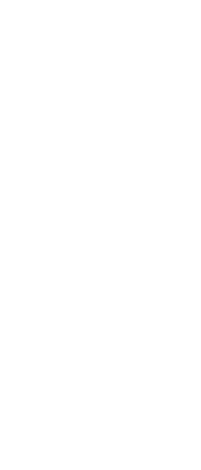
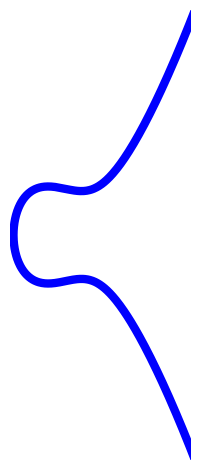
The notebook cell's code change between the first figure and the second:
--- before
+++ after
@@ -1,4 +1,4 @@
 E = EllipticCurve([0,1/8,0,-7/16,9/8])
-gr = E.plot(aspect_ratio=1, ymax=5, ymin=-5, xmax=3, thickness=6, transparent=True, color="white")
+gr = E.plot(aspect_ratio=1, ymax=5, ymin=-5, xmax=3, thickness=6, transparent=True)
 gr.save("ellicon.svg", ymax=4.5, ymin=-4.5, xmax=2.8, axes=False, transparent=True)
 gr.show(axes=False) 

Commit: smaller svg file and get curve only